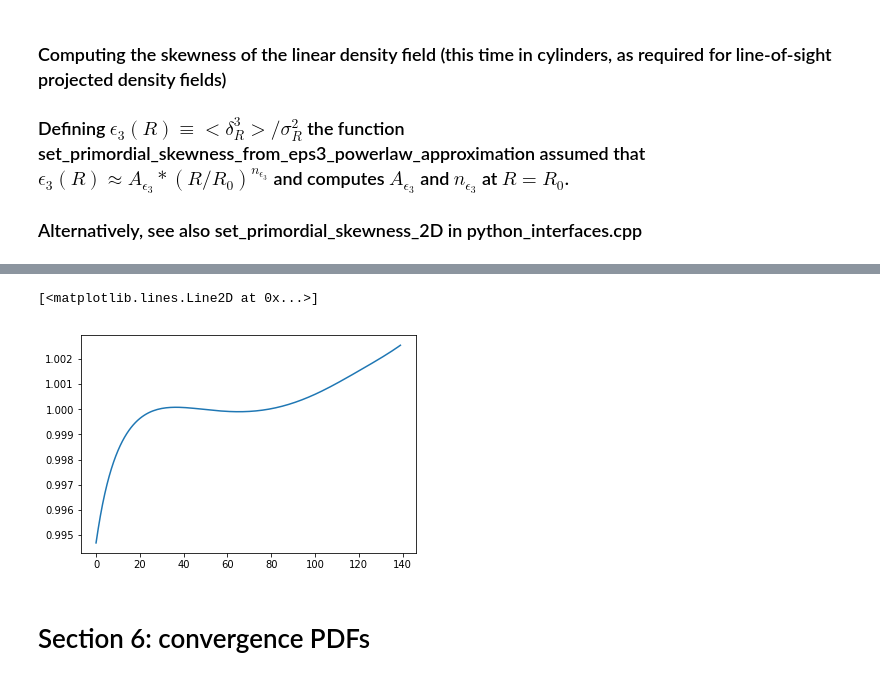
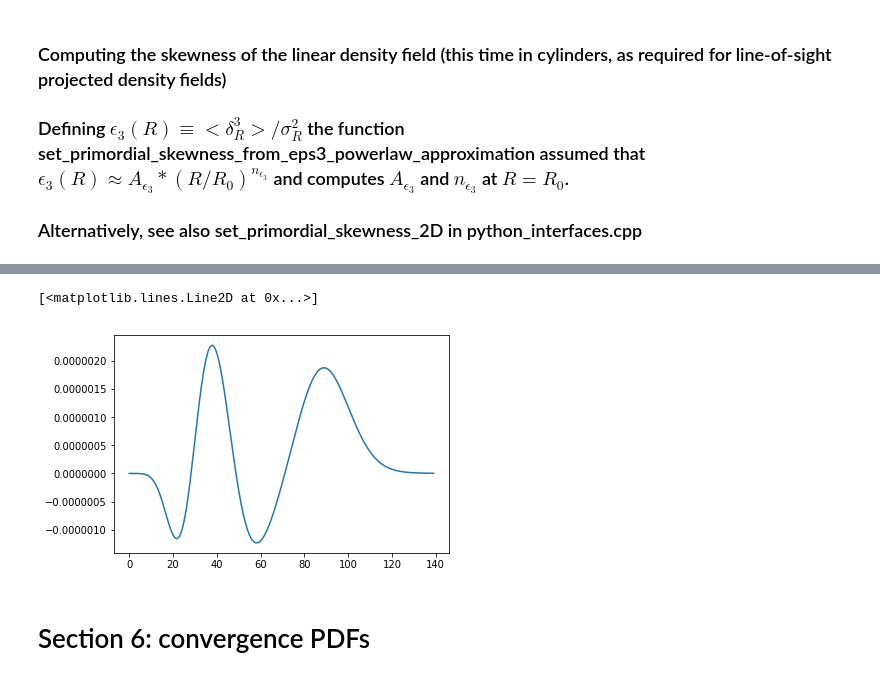
Before and after one commit to OliverFHD/CosMomentum, a Jupyter notebook: compute_PDF_and_CGF.ipynb, the cells around one changed output, grey strips where cells are left out. Cells and saved outputs as stored; diff of their text form; code cells hidden in the pictures.

```diff
--- a/compute_PDF_and_CGF.ipynb
+++ b/compute_PDF_and_CGF.ipynb
@@ -675,9 +677,9 @@ print(np.sum(P_of_N_values_projected_PNG*range(0,len(P_of_N_values_projected_PNG
 # %%
 N_comparison = np.min([len(P_of_N_values_projected_PNG), len(P_of_N_values_projected), 140])
-plt.plot(range(0, N_comparison), P_of_N_values_projected_PNG[:N_comparison]/P_of_N_values_projected[:N_comparison])
+plt.plot(range(0, N_comparison), P_of_N_values_projected_PNG[:N_comparison]-P_of_N_values_projected[:N_comparison])
 # %% [output]
 [<matplotlib.lines.Line2D at 0x...>]
-[figure, old version]
+[figure, new version]
 # %% [markdown]
 # Section 6: convergence PDFs
 # %%
```
Also changed, not shown: parts of 9 cells of this notebook, 5 other files.
